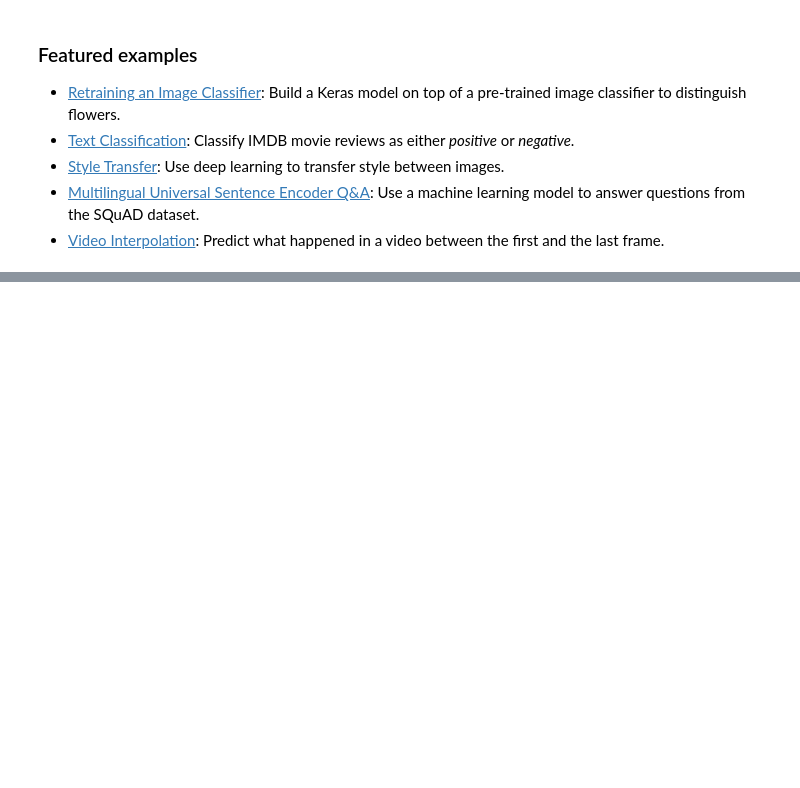
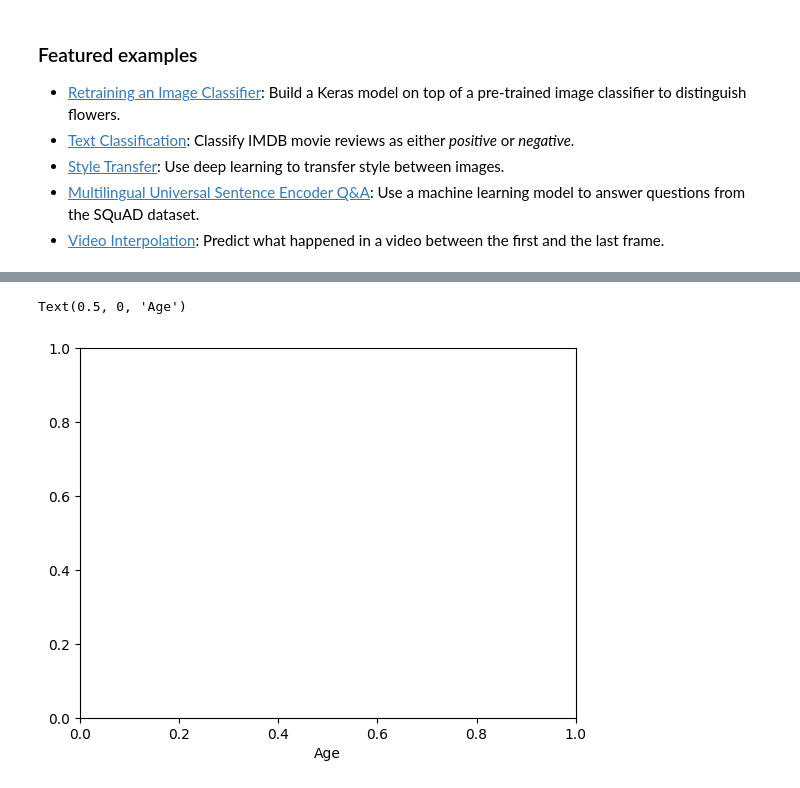
Before and after one commit to Ikanggggg/Activity-1_Feb.22, a Jupyter notebook: Welcome_To_Colab.ipynb, the cells around one changed output, grey strips where cells are left out. Cells and saved outputs as stored; diff of their text form; code cells hidden in the pictures; blank space fills up the shorter version.

```diff
--- a/Welcome_To_Colab.ipynb
+++ b/Welcome_To_Colab.ipynb
@@ -299,0 +225,5 @@ dtype: object
+# %%
+plt.xlabel('Age')
+# %% [output]
+Text(0.5, 0, 'Age')
+[figure, added]
```
Also changed, not shown: parts of 32 cells of this notebook.
